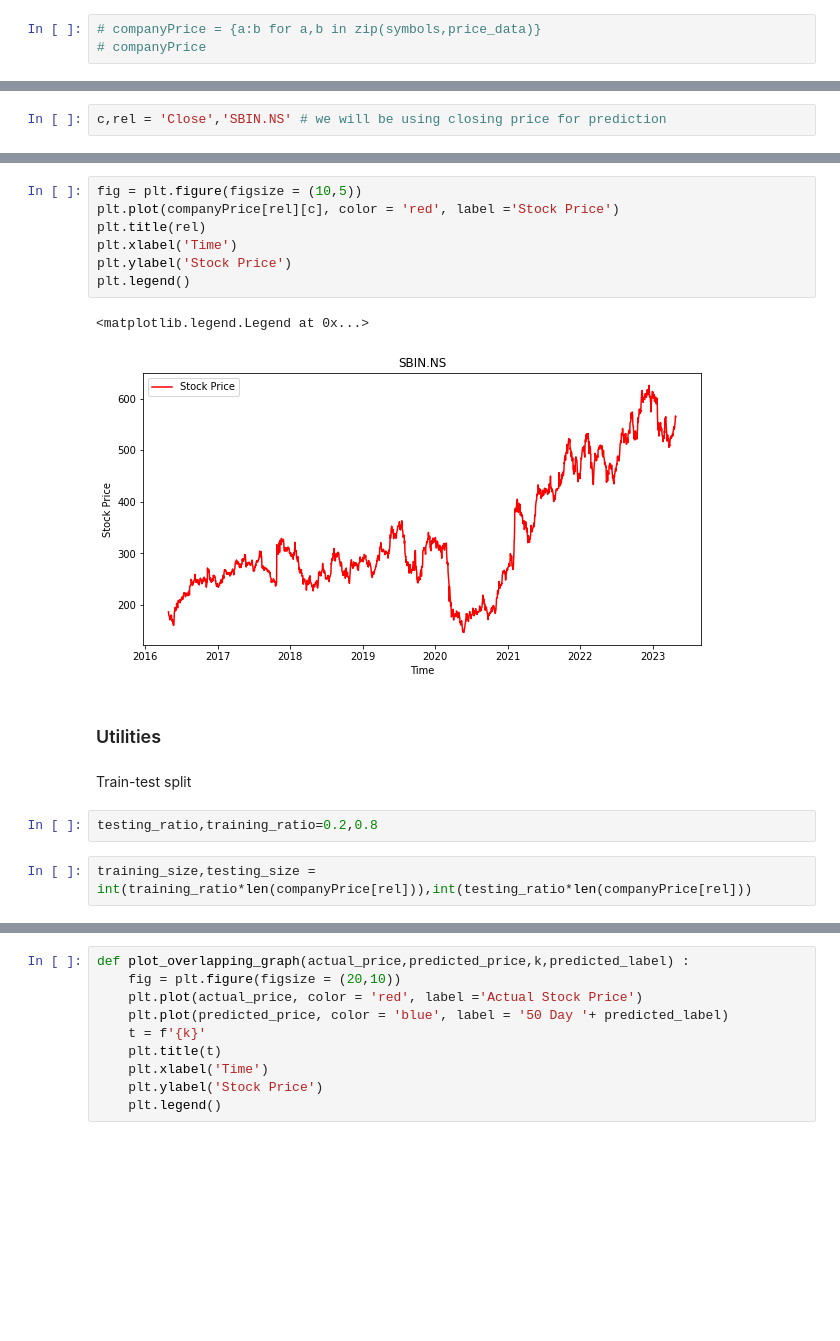
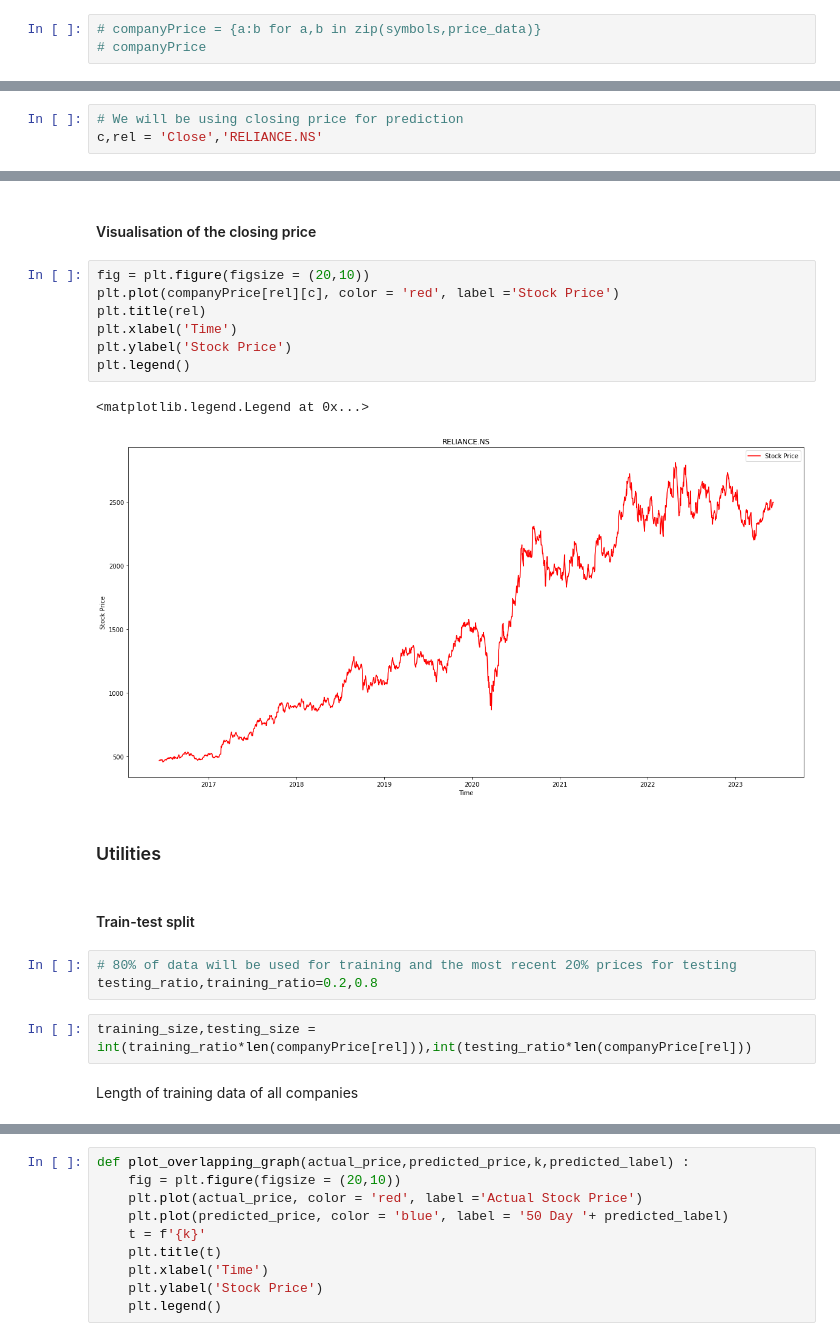
Before and after one commit to shashank-556/StockPricePrediction, a Jupyter notebook: code/StockPricePrediction.ipynb, the cells around one changed output, grey strips where cells are left out. Drawn from its saved outputs; the diff is of its cells as text; blank space fills up the shorter version.

```diff
--- a/code/StockPricePrediction.ipynb
+++ b/code/StockPricePrediction.ipynb
@@ -45,3 +48,4 @@ companyPrice = pickle.load(fl)
 # %%
-c,rel = 'Close','SBIN.NS' # we will be using closing price for prediction
+# We will be using closing price for prediction
+c,rel = 'Close','RELIANCE.NS'
 # %%
@@ -68,19 +73,24 @@ companyPrice[rel]
+# %% [markdown]
+#### Visualisation of the closing price
 # %%
-fig = plt.figure(figsize = (10,5))
+fig = plt.figure(figsize = (20,10))
 plt.plot(companyPrice[rel][c], color = 'red', label ='Stock Price')
 plt.title(rel)
 plt.xlabel('Time')
 plt.ylabel('Stock Price')
 plt.legend()
 # %% [output]
 <matplotlib.legend.Legend at 0x...>
-[figure, old version]
+[figure, new version]
 # %% [markdown]
 ### Utilities
 # %% [markdown]
-Train-test split
+#### Train-test split
 # %%
+# 80% of data will be used for training and the most recent 20% prices for testing
 testing_ratio,training_ratio=0.2,0.8
 # %%
 training_size,testing_size = int(training_ratio*len(companyPrice[rel])),int(testing_ratio*len(companyPrice[rel]))
+# %% [markdown]
+Length of training data of all companies
 # %%
```
Also changed, not shown: parts of 94 cells of this notebook, 2 other files.
